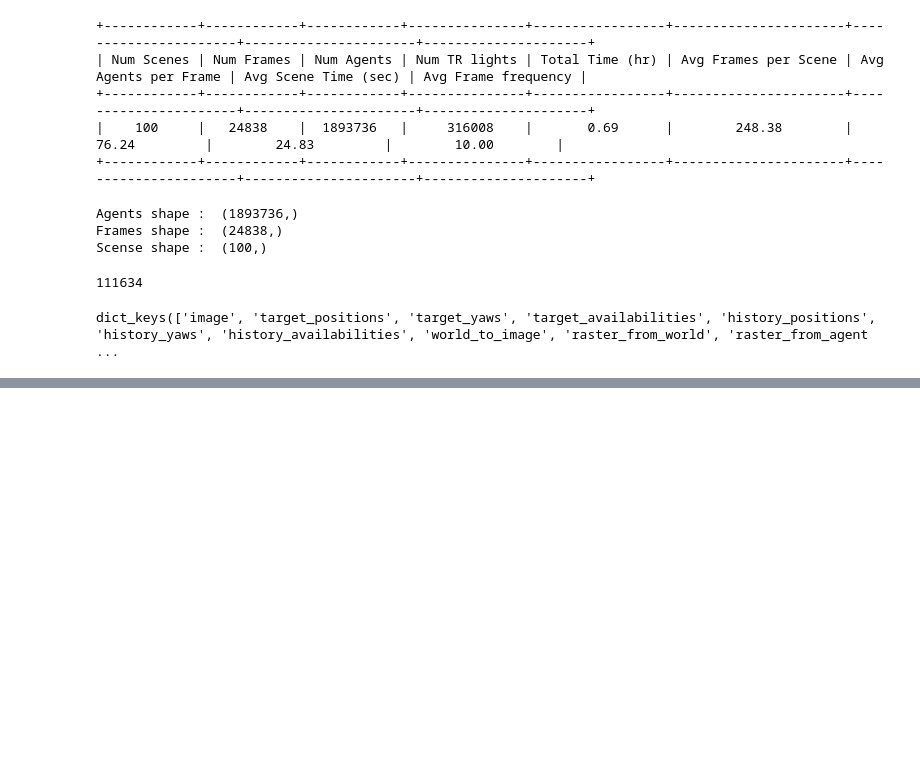
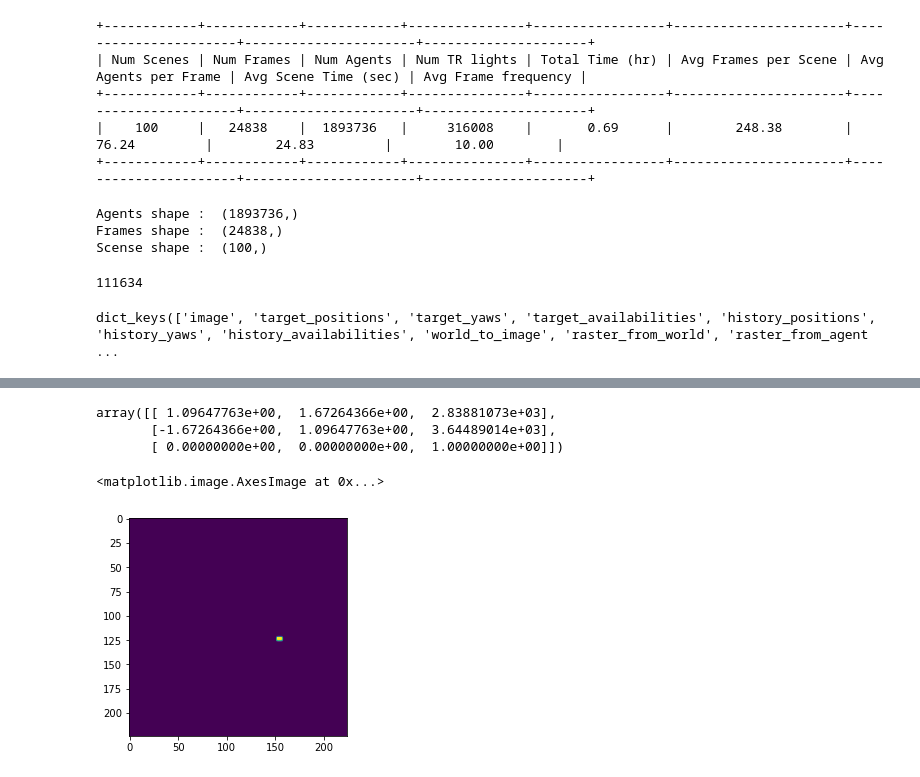
Before and after one commit to suryajayaraman/Lyft_Motion_Prediction_kaggle, a Jupyter notebook: history_future_path_visualisation.ipynb, the cells around one changed output, grey strips where cells are left out. Saved outputs shown, nothing was run; the diff lists cells and outputs as text; code cells hidden in the pictures; blank space fills up the shorter version.

```diff
--- a/history_future_path_visualisation.ipynb
+++ b/history_future_path_visualisation.ipynb
@@ -215,0 +220,2 @@ plot_2d_points(t)
+# %%
+sample_EgoDataset = EgoDataset(cfg, sample_zarr, rasterizer)
@@ -215,0 +282,2 @@ plot_2d_points(t)
+# %%
+data = sample_EgoDataset[50]
@@ -215,0 +299,11 @@ plot_2d_points(t)
+# %%
+data['world_to_image']
+# %% [output]
+array([[ 1.09647763e+00,  1.67264366e+00,  2.83881073e+03],
+       [-1.67264366e+00,  1.09647763e+00,  3.64489014e+03],
+       [ 0.00000000e+00,  0.00000000e+00,  1.00000000e+00]])
+# %%
+plt.imshow(data['image'][0])
+# %% [output]
+<matplotlib.image.AxesImage at 0x...>
+[figure, added]
```
Also changed, not shown: parts of 87 cells of this notebook, 7 other files.
